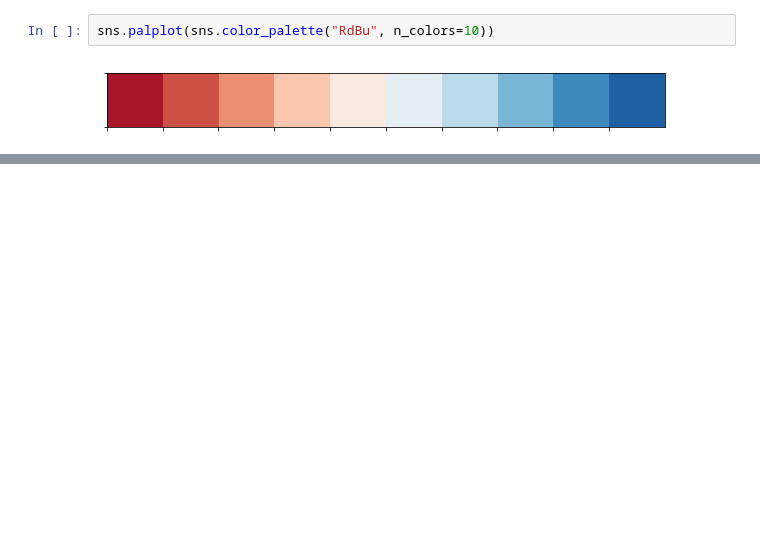
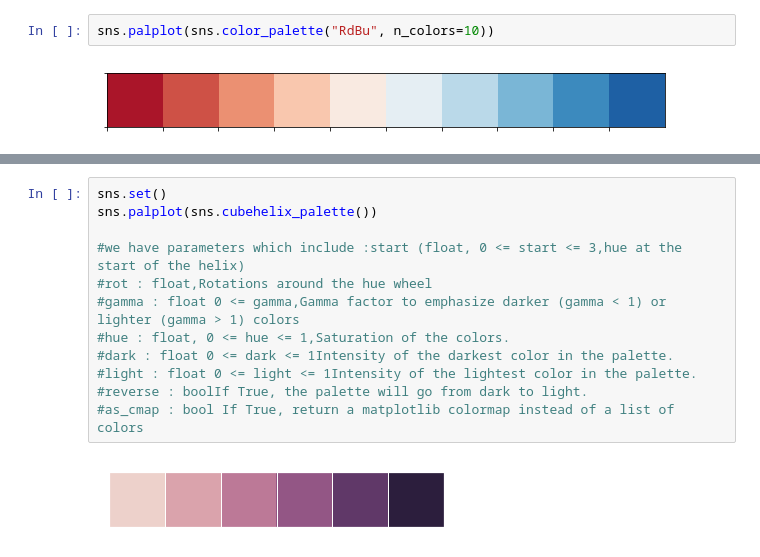
Before and after one commit to GirishaDevara/crrcoe, a Jupyter notebook: 2019-12-17.ipynb, the cells around one changed output, grey strips where cells are left out. Saved outputs shown, nothing was run; the diff lists cells and outputs as text; blank space fills up the shorter version.

```diff
--- a/2019-12-17.ipynb
+++ b/2019-12-17.ipynb
@@ -16,0 +26,14 @@ sns.palplot(sns.color_palette("RdBu", n_colors=10))
+# %%
+sns.set()
+sns.palplot(sns.cubehelix_palette())
+
+#we have parameters which include :start (float, 0 <= start <= 3,hue at the start of the helix)
+#rot : float,Rotations around the hue wheel
+#gamma : float 0 <= gamma,Gamma factor to emphasize darker (gamma < 1) or lighter (gamma > 1) colors
+#hue : float, 0 <= hue <= 1,Saturation of the colors.
+#dark : float 0 <= dark <= 1Intensity of the darkest color in the palette.
+#light : float 0 <= light <= 1Intensity of the lightest color in the palette.
+#reverse : boolIf True, the palette will go from dark to light.
+#as_cmap : bool If True, return a matplotlib colormap instead of a list of colors
+# %% [output]
+[figure, added]
```
Also changed, not shown: parts of 40 cells of this notebook.
